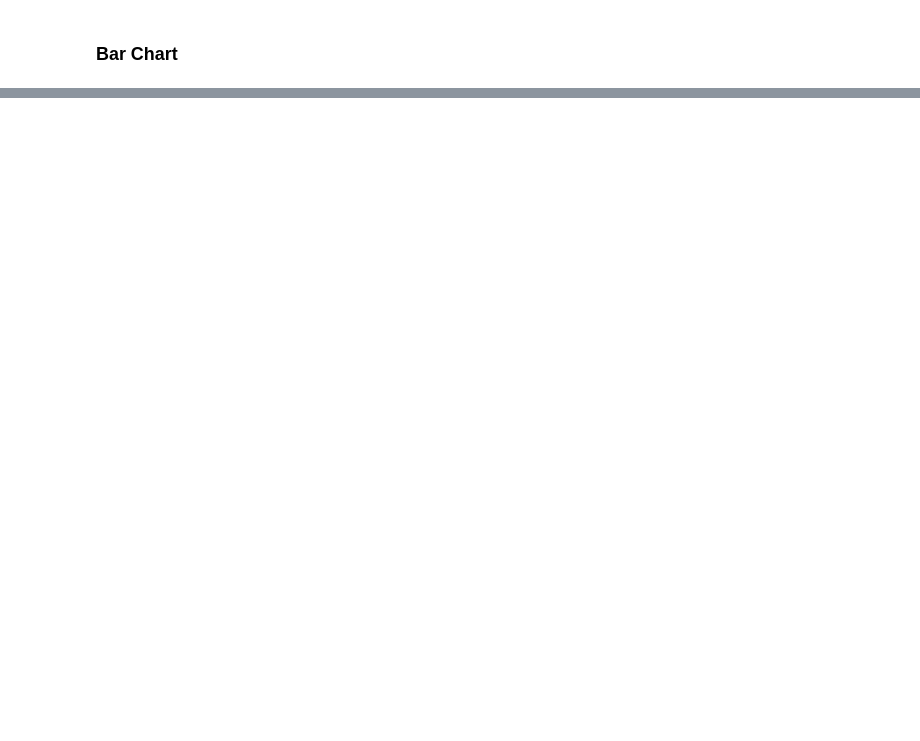
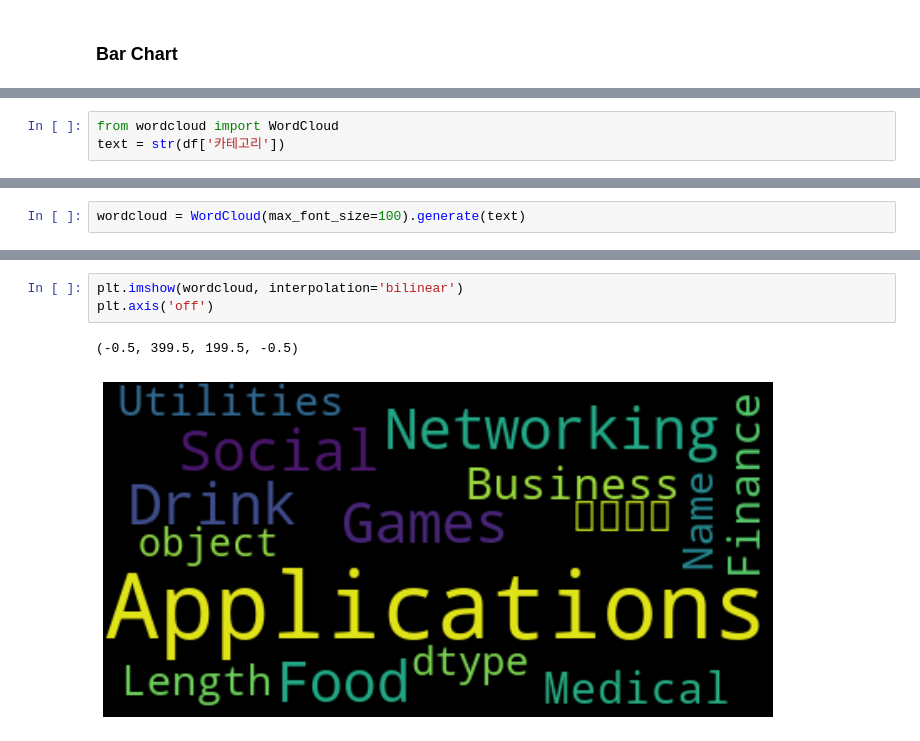
Before and after one commit to creamcheesesteak/Project_EasterEgg, a Jupyter notebook: visualization_matplotlib.ipynb, the cells around one changed output, grey strips where cells are left out. Saved outputs shown, nothing was run; the diff lists cells and outputs as text; blank space fills up the shorter version.

```diff
--- a/visualization_matplotlib.ipynb
+++ b/visualization_matplotlib.ipynb
@@ -91,0 +188,3 @@ ConversionError: Failed to convert value(s) to axis units: dict_keys(['Business
+# %%
+from wordcloud import WordCloud
+text = str(df['카테고리'])
@@ -91,0 +195,2 @@ ConversionError: Failed to convert value(s) to axis units: dict_keys(['Business
+# %%
+wordcloud = WordCloud(max_font_size=100).generate(text)
@@ -91,0 +201,6 @@ ConversionError: Failed to convert value(s) to axis units: dict_keys(['Business
+# %%
+plt.imshow(wordcloud, interpolation='bilinear')
+plt.axis('off')
+# %% [output]
+(-0.5, 399.5, 199.5, -0.5)
+[figure, added]
```
Also changed, not shown: parts of 18 cells of this notebook.
